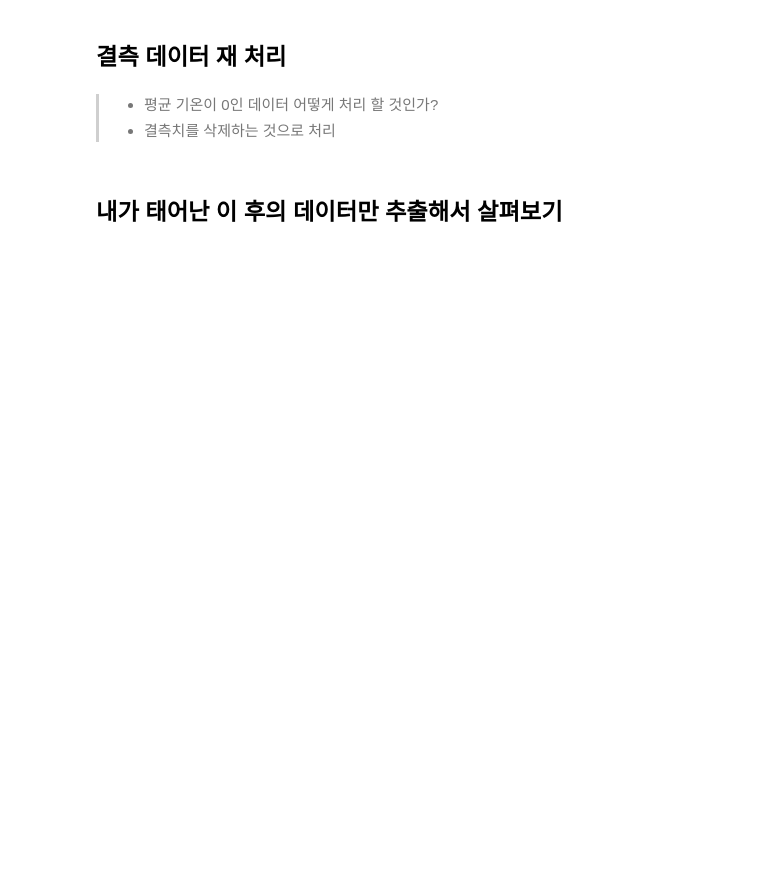
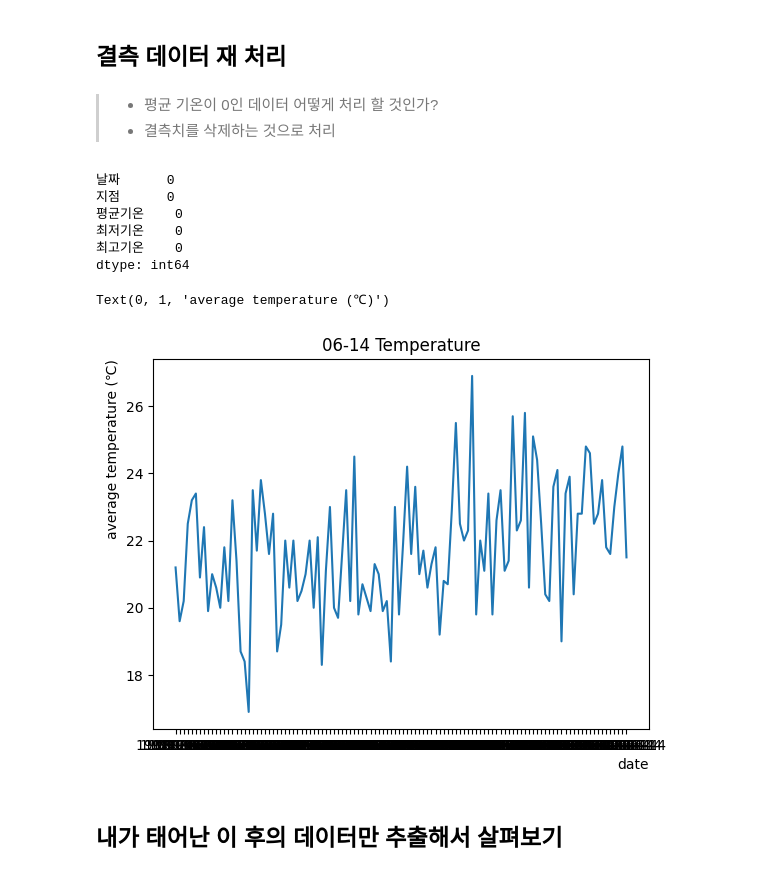
Before and after one commit to BomiDevlog/Multicampus-Data, a Jupyter notebook: DS/2-1.open api[서울기온]_배포용.ipynb, the cells around one changed output. Drawn from its saved outputs; the diff is of its cells as text; code cells hidden in the pictures; blank space fills up the shorter version.

```diff
--- a/DS/2-1.open api[서울기온]_배포용.ipynb
+++ b/DS/2-1.open api[서울기온]_배포용.ipynb
@@ -598,4 +620,40 @@ plt.show()
+# %%
+#라이브러리 임포트
+import pandas as pd
+import numpy as np
+import matplotlib.pyplot as plt
+
+# 데이터 로딩
+df = pd.read_csv('./data/ta_20220920102413utf8.csv', header=7) # 불러들일 row 위치 지정
+df.head()
+
+# 데이터 전처리 (컬럼명 수정)
+df.rename(columns={df.columns[2]:'평균기온',
+                   df.columns[3]:'최저기온',
+                   df.columns[4]:'최고기온'}, inplace=True)
 # %%
 # 결측 데이터 삭제
+df.dropna(inplace=True)
+# %%
+df.isnull().sum()
+# %% [output]
+날짜      0
+지점      0
+평균기온    0
+최저기온    0
+최고기온    0
+dtype: int64
+# %%
+# 내 생일이면서, 1980년 이후의 데이터만 추출
+birth_df=df[df['날짜'].str.contains('06-14')]
+birth_df = birth_df[['날짜', '평균기온']]
+
+plt.plot(birth_df['날짜'],birth_df['평균기온'])
+plt.title('06-14 Temperature')
+plt.xlabel('date', loc='right')
+plt.ylabel('average temperature (℃)', loc='top')
+# %% [output]
+Text(0, 1, 'average temperature (℃)')
+[figure, added]
 # %% [markdown]
 ## 내가 태어난 이 후의 데이터만 추출해서 살펴보기
```
Also changed, not shown: parts of 83 cells of this notebook, 2 other files.
